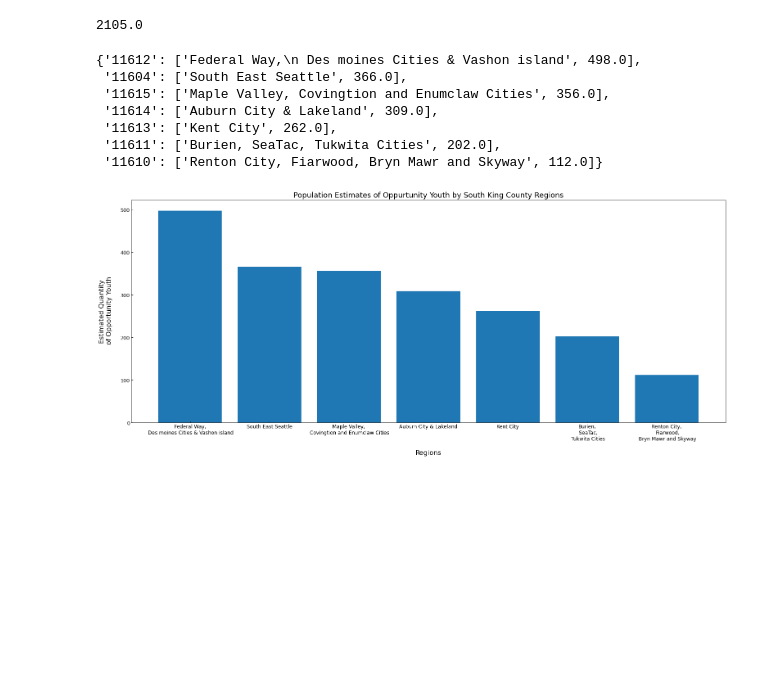
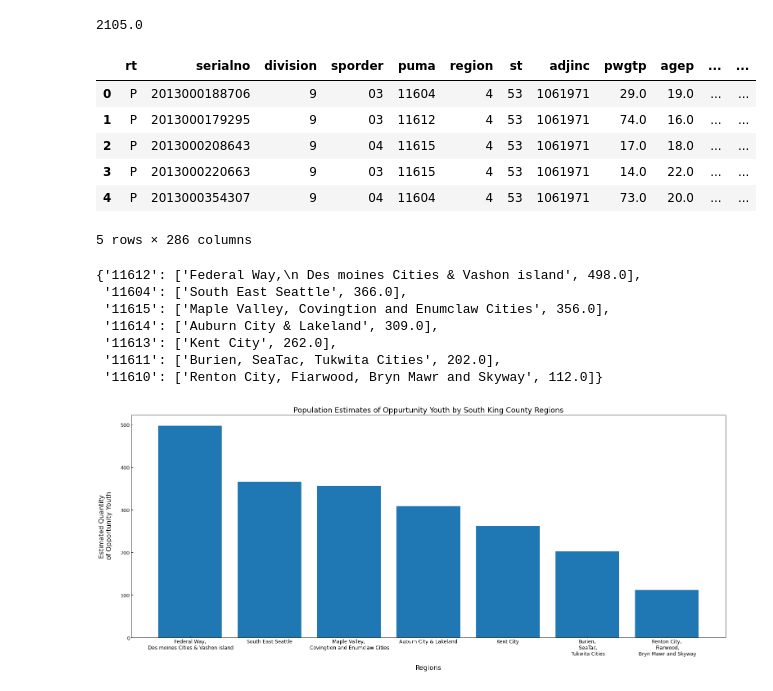
Before and after one commit to Caellwyn/south-king-county-opportunity-youth, a Jupyter notebook: notebooks/exploratory/Question2.ipynb, the cells around one changed output. Drawn from its saved outputs; the diff is of its cells as text; code cells hidden in the pictures; blank space fills up the shorter version.

Commit message:
Question two which includes puma's and estimated population

```diff
--- a/notebooks/exploratory/Question2.ipynb
+++ b/notebooks/exploratory/Question2.ipynb
@@ -34,6 +34,16 @@ estimated_population = sum(population)
 estimated_population
 # %% [output]
 2105.0
+# %%
+df1.head()
+# %% [output]
+|  | rt | serialno | division | sporder | puma | region | st | adjinc | pwgtp | agep | ... | ... |
+| 0 | P | 2013000188706 | 9 | 03 | 11604 | 4 | 53 | 1061971 | 29.0 | 19.0 | ... | ... |
+| 1 | P | 2013000179295 | 9 | 03 | 11612 | 4 | 53 | 1061971 | 74.0 | 16.0 | ... | ... |
+| 2 | P | 2013000208643 | 9 | 04 | 11615 | 4 | 53 | 1061971 | 17.0 | 18.0 | ... | ... |
+| 3 | P | 2013000220663 | 9 | 03 | 11615 | 4 | 53 | 1061971 | 14.0 | 22.0 | ... | ... |
+| 4 | P | 2013000354307 | 9 | 04 | 11604 | 4 | 53 | 1061971 | 73.0 | 20.0 | ... | ... |
+5 rows × 286 columns
 # %%
 # dictionary of Puma number, name of it and population based on weighted amount.
 region_dic = {'11612': ['Federal Way,Des moines Cities & Vashon island', population['11612']],
```
